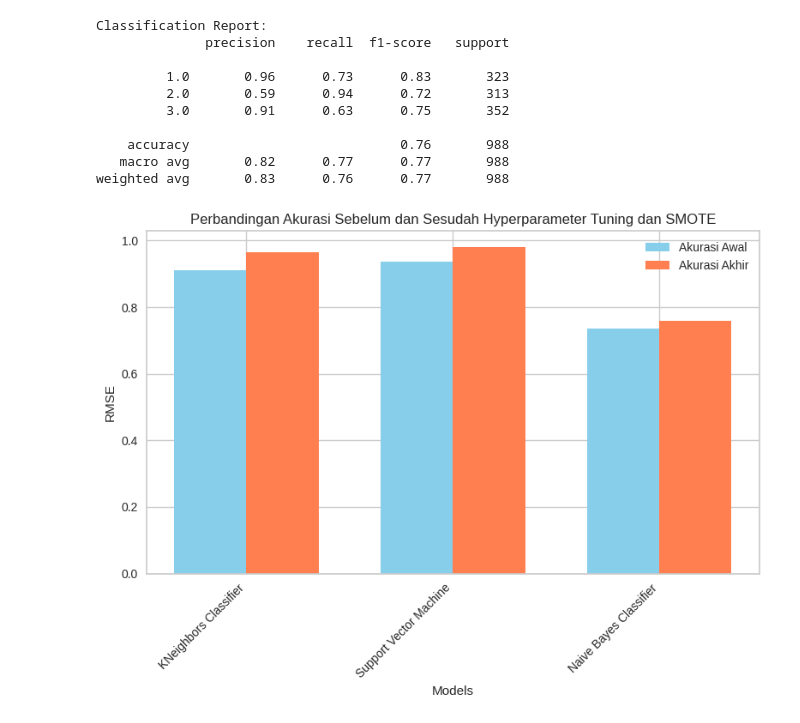
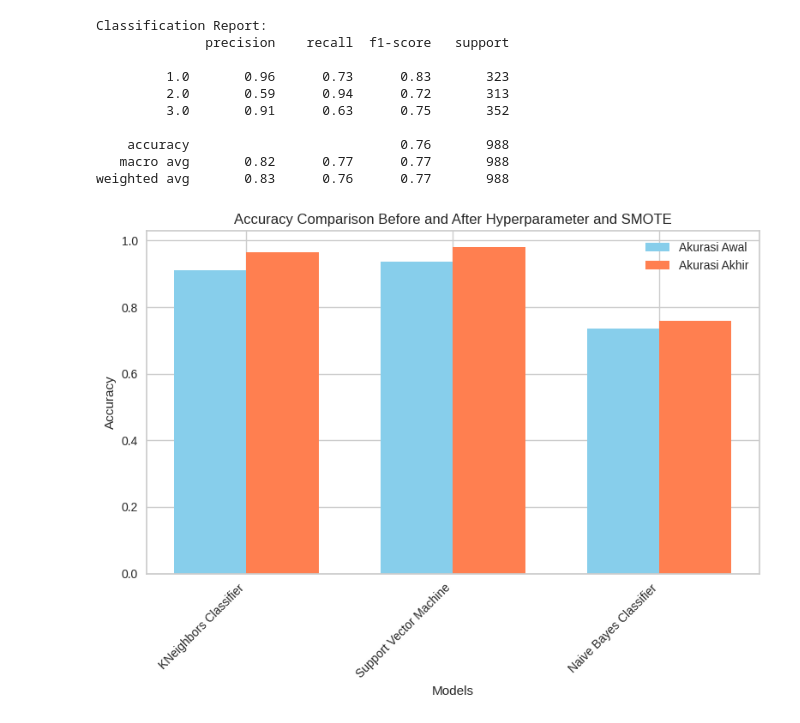
Before and after one commit to ryannovianno9/Fetal-Health-Classification-with-SMOTE, a Jupyter notebook: main.ipynb, the cells around one changed output. Cells and saved outputs as stored; diff of their text form; code cells hidden in the pictures.

```diff
--- a/main.ipynb
+++ b/main.ipynb
@@ -53,7 +53,7 @@ warnings.filterwarnings('ignore')
 # %% [markdown]
 ## Load Dataset
 # %%
-df = pd.read_csv("/content/drive/MyDrive/Cakap DS/fetal_health.csv")
+df = pd.read_csv("/content/drive/MyDrive/fetal_health.csv")
 # %%
 df.head()
 # %% [output]
@@ -557,25 +557,25 @@ weighted avg       0.83      0.76      0.77       988
 # %%
 model_names = list(initial_accuracy.keys())
 
 initial_accuracy_values = list(initial_accuracy.values())
 tuned_accuracy_values = list(tuned_accuracy.values())
 
 bar_width = 0.35
 
 index = np.arange(len(model_names))
 
 plt.figure(figsize=(8, 6))
 plt.bar(index, initial_accuracy_values, bar_width, label='Akurasi Awal', color='skyblue')
 plt.bar(index + bar_width, tuned_accuracy_values, bar_width, label='Akurasi Akhir', color='coral')
 
 plt.xlabel("Models")
-plt.ylabel("RMSE")
-plt.title("Perbandingan Akurasi Sebelum dan Sesudah Hyperparameter Tuning dan SMOTE")
+plt.ylabel("Accuracy")
+plt.title("Accuracy Comparison Before and After Hyperparameter and SMOTE")
 plt.xticks(index + bar_width / 2, model_names, rotation=45, ha='right')
 plt.legend()
 
 plt.tight_layout()
 
 plt.show()
 # %% [output]
-[figure, old version]
+[figure, new version]
```
Also changed, not shown: parts of 6 cells of this notebook.
